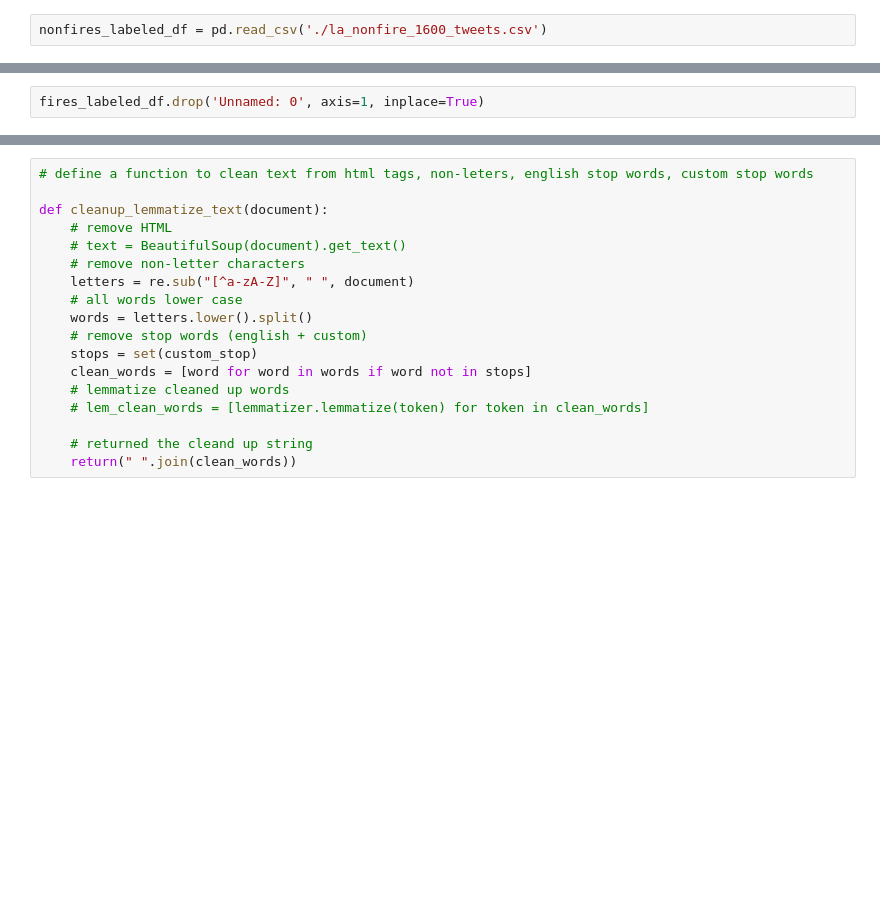
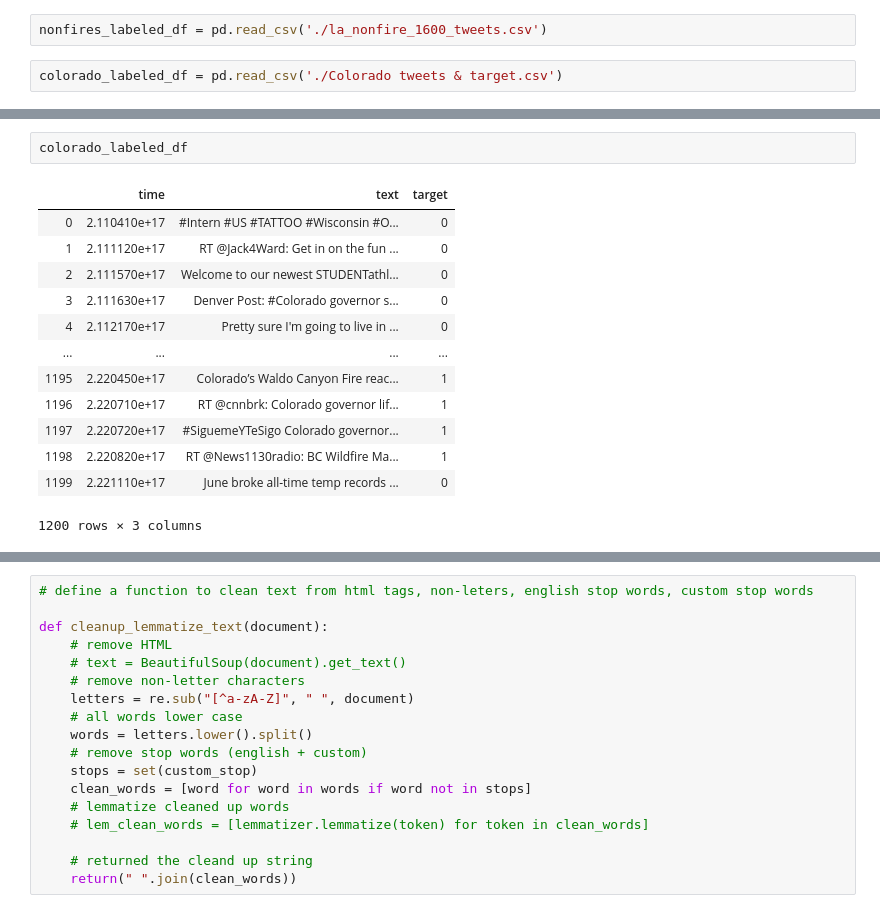
Before and after one commit to mayjordata/Project-TeamAlert, a Jupyter notebook: Model.ipynb, the cells around one changed output, grey strips where cells are left out. Saved outputs shown, nothing was run; the diff lists cells and outputs as text; blank space fills up the shorter version.

```diff
--- a/Model.ipynb
+++ b/Model.ipynb
@@ -31,3 +31,5 @@ warnings.filterwarnings('ignore')
 fires_labeled_df = pd.read_csv('./fire_filtered.csv')
 # %%
 nonfires_labeled_df = pd.read_csv('./la_nonfire_1600_tweets.csv')
+# %%
+colorado_labeled_df = pd.read_csv('./Colorado tweets & target.csv')
@@ -43,5 +47,19 @@ nonfires_labeled_df.head()
-# %%
-fires_labeled_df.drop('Unnamed: 0', axis=1, inplace=True)
+# %%
+colorado_labeled_df
+# %% [output]
+|  | time | text | target |
+| 0 | 2.110410e+17 | #Intern #US #TATTOO #Wisconsin #O... | 0 |
+| 1 | 2.111120e+17 | RT @Jack4Ward: Get in on the fun ... | 0 |
+| 2 | 2.111570e+17 | Welcome to our newest STUDENTathl... | 0 |
+| 3 | 2.111630e+17 | Denver Post: #Colorado governor s... | 0 |
+| 4 | 2.112170e+17 | Pretty sure I'm going to live in ... | 0 |
+| ... | ... | ... | ... |
+| 1195 | 2.220450e+17 | Colorado’s Waldo Canyon Fire reac... | 1 |
+| 1196 | 2.220710e+17 | RT @cnnbrk: Colorado governor lif... | 1 |
+| 1197 | 2.220720e+17 | #SiguemeYTeSigo Colorado governor... | 1 |
+| 1198 | 2.220820e+17 | RT @News1130radio: BC Wildfire Ma... | 1 |
+| 1199 | 2.221110e+17 | June broke all-time temp records ... | 0 |
+1200 rows × 3 columns
 # %%
 fires_labeled_df.head()
 # %% [output]
```
Also changed, not shown: parts of 38 cells of this notebook, 2 other files.
